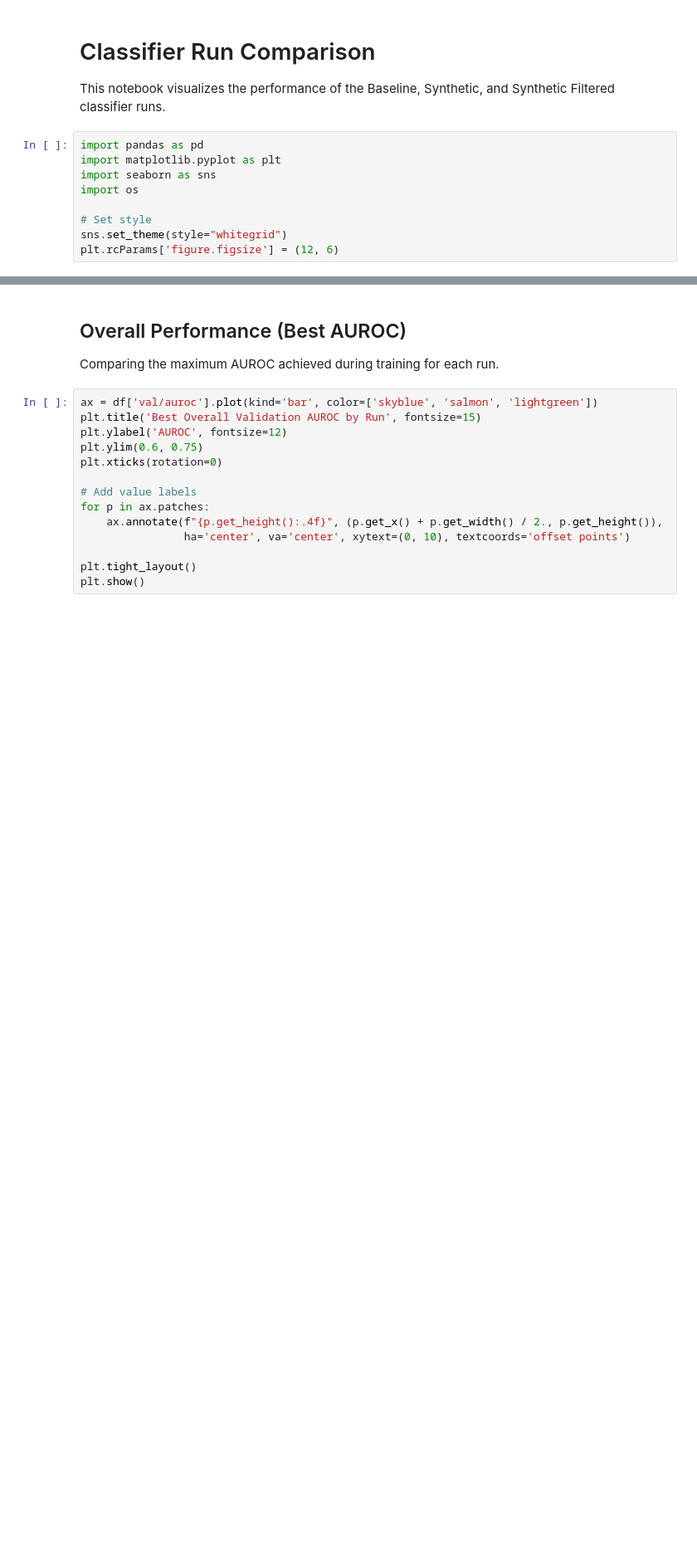
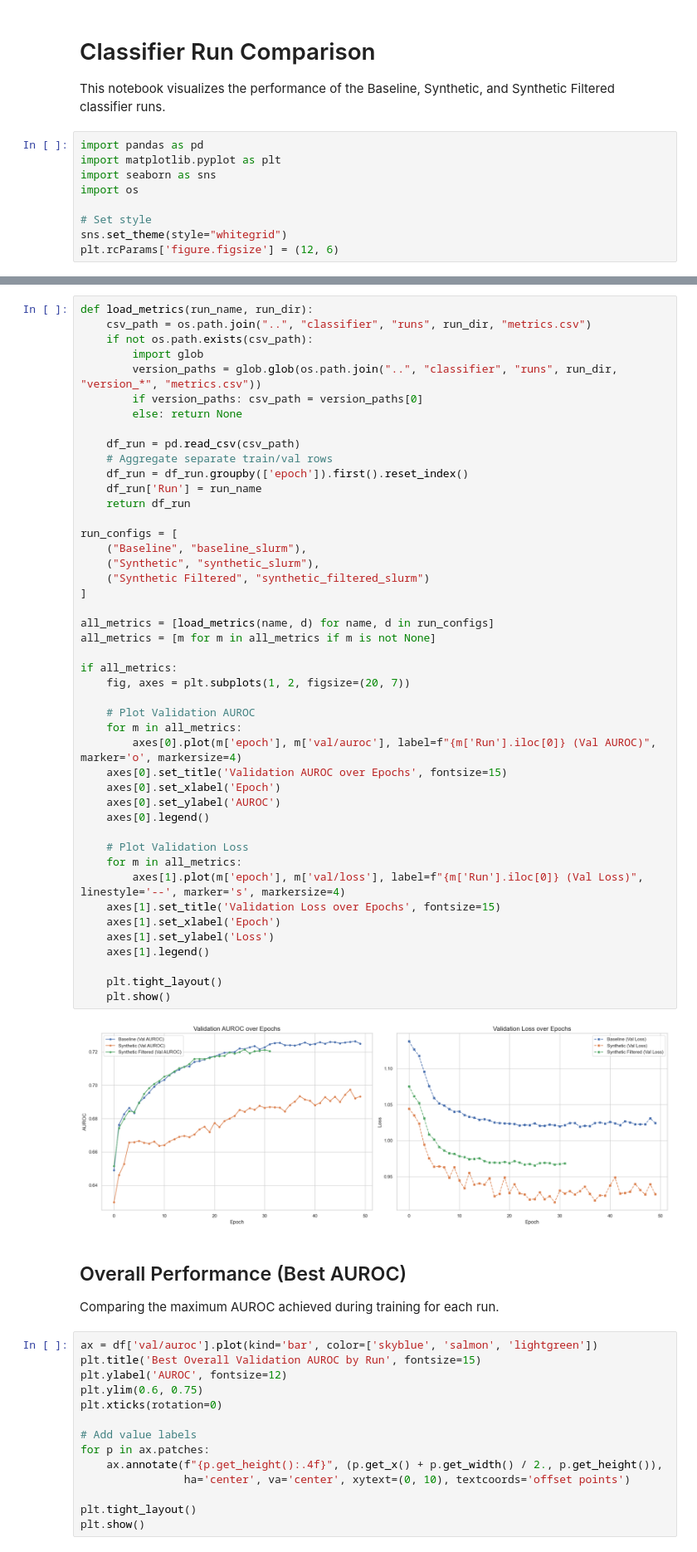
Before and after one commit to Panaconda/applied_dl, a Jupyter notebook: visuals/runs.ipynb, the cells around one changed output, grey strips where cells are left out. Shown at 83% size. Saved outputs shown, nothing was run; the diff lists cells and outputs as text; blank space fills up the shorter version.

```diff
--- a/visuals/runs.ipynb
+++ b/visuals/runs.ipynb
@@ -22,3 +25,50 @@ df
+# %%
+def load_metrics(run_name, run_dir):
+    csv_path = os.path.join("..", "classifier", "runs", run_dir, "metrics.csv")
+    if not os.path.exists(csv_path):
+        import glob
+        version_paths = glob.glob(os.path.join("..", "classifier", "runs", run_dir, "version_*", "metrics.csv"))
+        if version_paths: csv_path = version_paths[0]
+        else: return None
+
+    df_run = pd.read_csv(csv_path)
+    # Aggregate separate train/val rows
+    df_run = df_run.groupby(['epoch']).first().reset_index()
+    df_run['Run'] = run_name
+    return df_run
+
+run_configs = [
+    ("Baseline", "baseline_slurm"),
+    ("Synthetic", "synthetic_slurm"),
+    ("Synthetic Filtered", "synthetic_filtered_slurm")
+]
+
+all_metrics = [load_metrics(name, d) for name, d in run_configs]
+all_metrics = [m for m in all_metrics if m is not None]
+
+if all_metrics:
+    fig, axes = plt.subplots(1, 2, figsize=(20, 7))
+
+    # Plot Validation AUROC
+    for m in all_metrics:
+        axes[0].plot(m['epoch'], m['val/auroc'], label=f"{m['Run'].iloc[0]} (Val AUROC)", marker='o', markersize=4)
+    axes[0].set_title('Validation AUROC over Epochs', fontsize=15)
+    axes[0].set_xlabel('Epoch')
+    axes[0].set_ylabel('AUROC')
+    axes[0].legend()
+
+    # Plot Validation Loss
+    for m in all_metrics:
+        axes[1].plot(m['epoch'], m['val/loss'], label=f"{m['Run'].iloc[0]} (Val Loss)", linestyle='--', marker='s', markersize=4)
+    axes[1].set_title('Validation Loss over Epochs', fontsize=15)
+    axes[1].set_xlabel('Epoch')
+    axes[1].set_ylabel('Loss')
+    axes[1].legend()
+
+    plt.tight_layout()
+    plt.show()
+# %% [output]
+[figure, added]
 # %% [markdown]
 ## Overall Performance (Best AUROC)
 Comparing the maximum AUROC achieved during training for each run.
```
Also changed, not shown: parts of 5 cells of this notebook, 1 other file.
